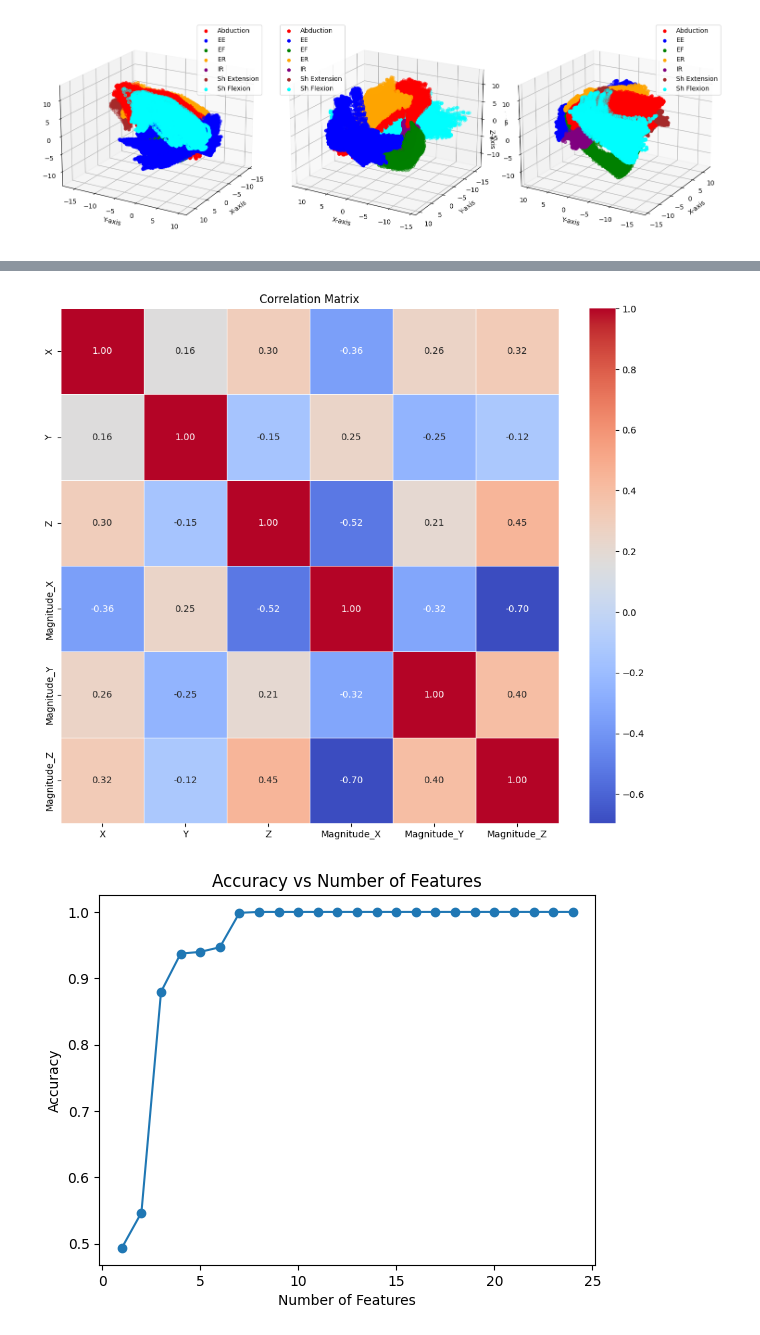
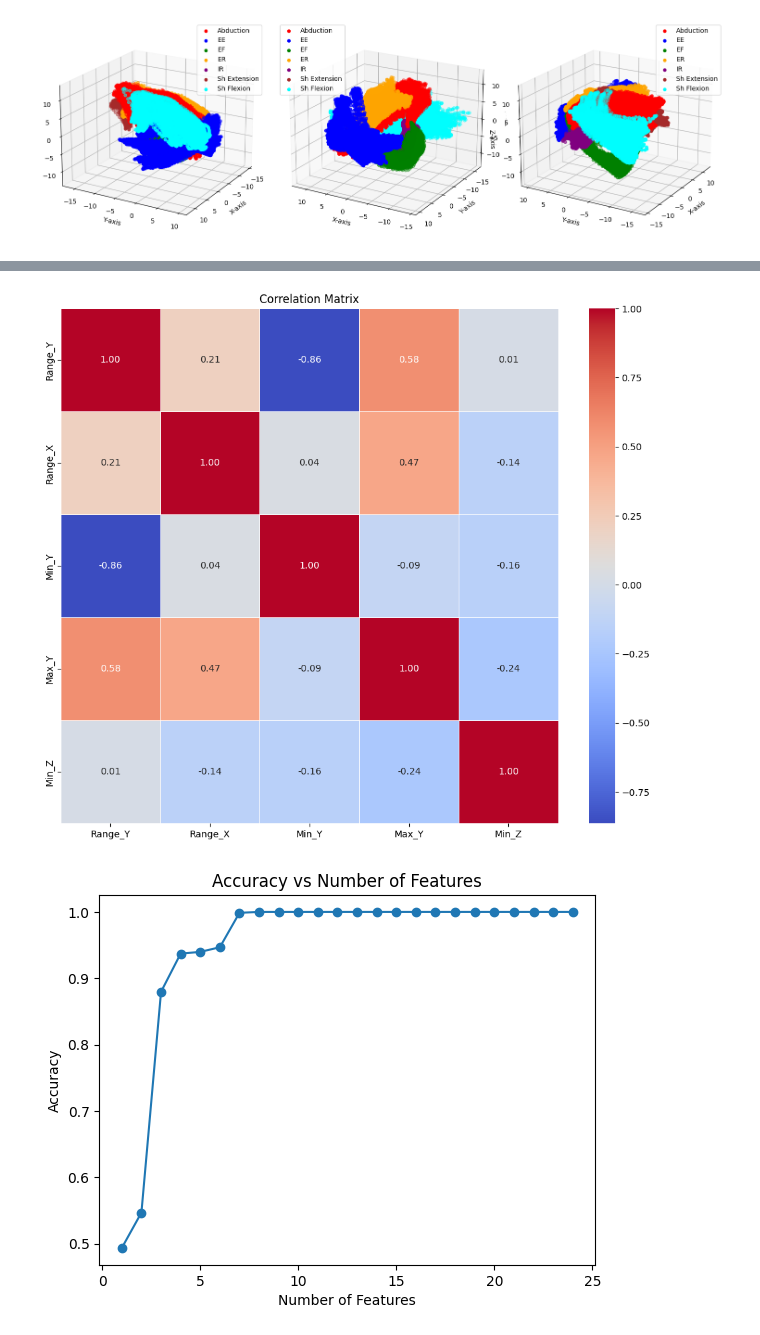
Before and after one commit to LamaAlmuayli/2023-GP1-14, a Jupyter notebook: TheraSense_Release1.ipynb, the cells around one changed output, grey strips where cells are left out. Drawn from its saved outputs; the diff is of its cells as text; code cells hidden in the pictures.

```diff
--- a/TheraSense_Release1.ipynb
+++ b/TheraSense_Release1.ipynb
@@ -127,7 +127,7 @@ for i in datasets:
   # Magnitude
   segments = datasets[i]['X'].isnull().cumsum()
   magnitude_values = datasets[i].groupby(segments).transform(magnitude)
-  datasets[i][['Magnitude_X', 'Magnitude_Y', 'Magnitude_Z']] = magnitude_values[['X', 'Y', 'Z']]
+  datasets[i]['M'] = magnitude_values[['X', 'Y', 'Z']].apply(magnitude, axis=1)
 
   # Std_Dev
   segments = datasets[i]['X'].isnull().cumsum()
@@ -493,23 +452,23 @@ plt.show()
 # %%
 # Assuming df is your DataFrame
-columns_of_interest = ['X', 'Y', 'Z','Magnitude_X', 'Magnitude_Y', 'Magnitude_Z']
+columns_of_interest = ['Range_Y', 'Range_X', 'Min_Y','Max_Y', 'Min_Z']
 
 # Extract the specified columns
 selected_columns_df = X_cleaned[columns_of_interest]
 
 # Calculate the correlation matrix
 correlation_matrix = selected_columns_df.corr()
 
 
 # Set up the matplotlib figure
 plt.figure(figsize=(12, 10))
 
 # Plot the correlation matrix using seaborn's heatmap
 sns.heatmap(correlation_matrix, annot=True, cmap='coolwarm', fmt=".2f", linewidths=0.5)
 
 # Show the plot
 plt.title('Correlation Matrix')
 plt.show()
 # %% [output]
-[figure, old version]
+[figure, new version]
 # %%
```
Also changed, not shown: parts of 12 cells of this notebook.
